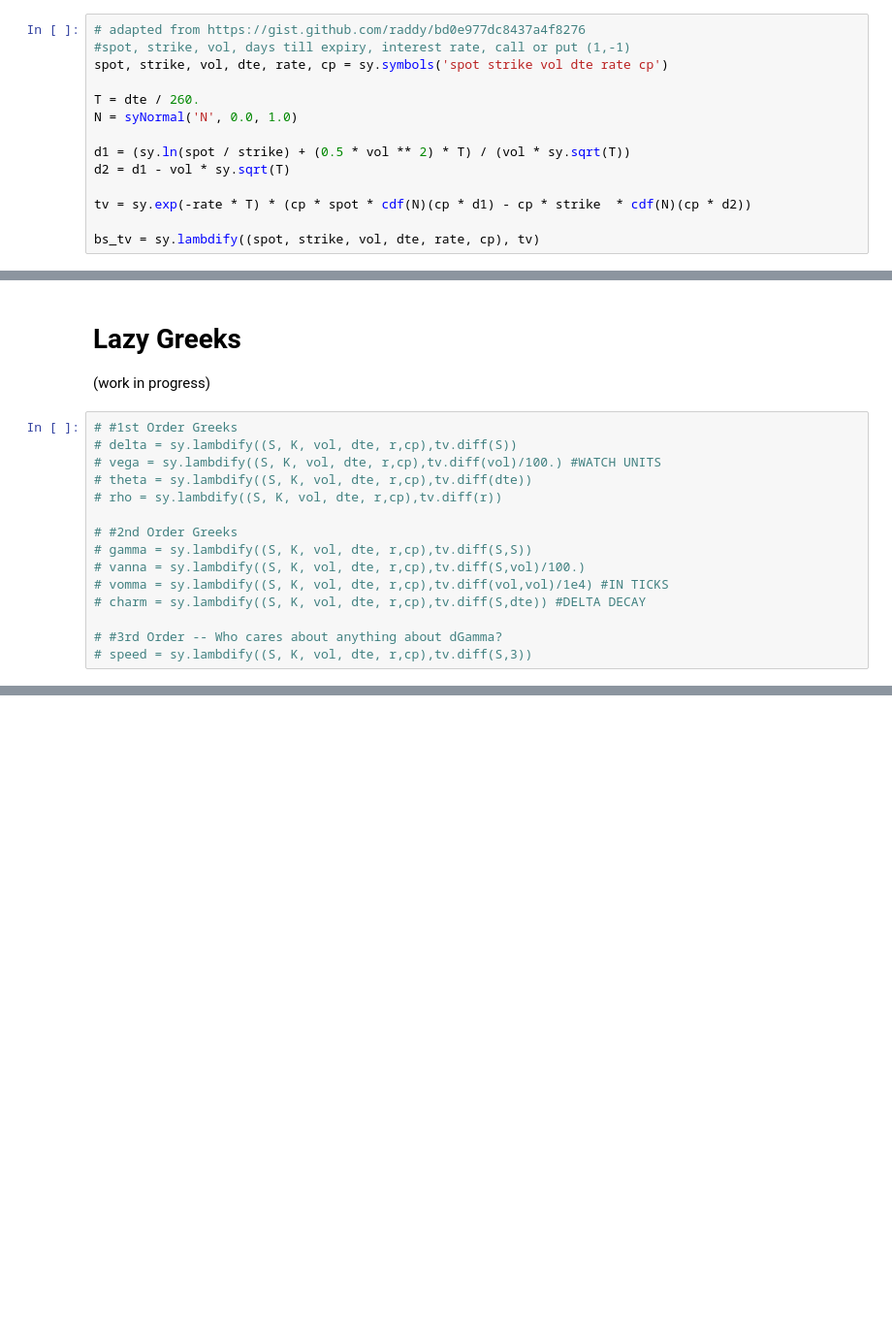
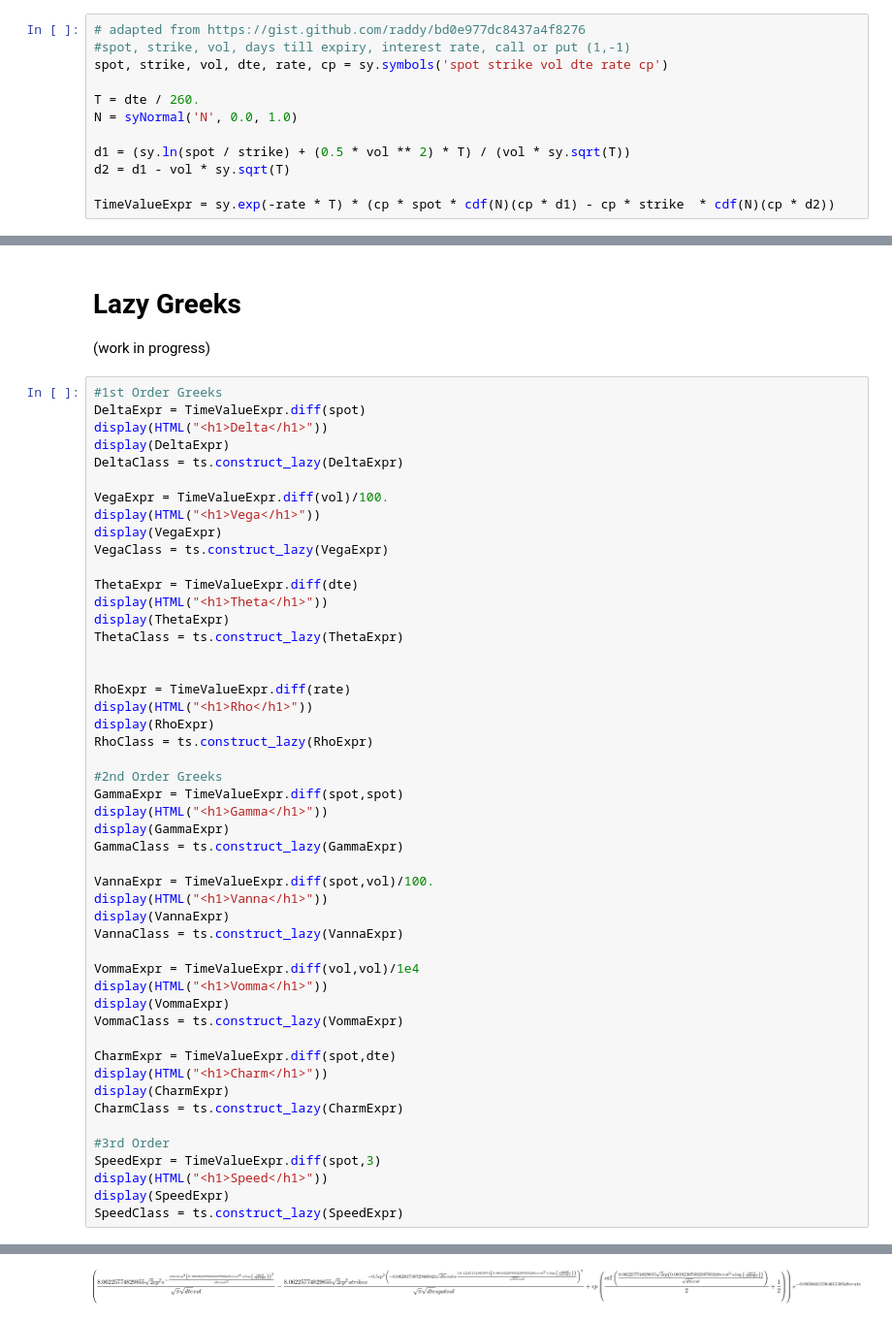
Before and after one commit to streamlet-dev/tributary, a Jupyter notebook: examples/lazy_sympy_blackscholes.ipynb, the cells around one changed output, grey strips where cells are left out. Shown at 97% size. Cells and saved outputs as stored; diff of their text form; blank space fills up the shorter version.

```diff
--- a/examples/lazy_sympy_blackscholes.ipynb
+++ b/examples/lazy_sympy_blackscholes.ipynb
@@ -17,8 +18,6 @@ N = syNormal('N', 0.0, 1.0)
 d1 = (sy.ln(spot / strike) + (0.5 * vol ** 2) * T) / (vol * sy.sqrt(T))
 d2 = d1 - vol * sy.sqrt(T)
 
-tv = sy.exp(-rate * T) * (cp * spot * cdf(N)(cp * d1) - cp * strike  * cdf(N)(cp * d2))
-
-bs_tv = sy.lambdify((spot, strike, vol, dte, rate, cp), tv)
+TimeValueExpr = sy.exp(-rate * T) * (cp * spot * cdf(N)(cp * d1) - cp * strike  * cdf(N)(cp * d2))
 # %% [markdown]
 Let's take a look at the sympy expression
@@ -58,18 +57,53 @@ l.evaluate().graphviz()
 # %% [markdown]
 # Lazy Greeks
 (work in progress)
-# %%
-# #1st Order Greeks
-# delta = sy.lambdify((S, K, vol, dte, r,cp),tv.diff(S))
-# vega = sy.lambdify((S, K, vol, dte, r,cp),tv.diff(vol)/100.) #WATCH UNITS
-# theta = sy.lambdify((S, K, vol, dte, r,cp),tv.diff(dte))
-# rho = sy.lambdify((S, K, vol, dte, r,cp),tv.diff(r))
-
-# #2nd Order Greeks
-# gamma = sy.lambdify((S, K, vol, dte, r,cp),tv.diff(S,S))
-# vanna = sy.lambdify((S, K, vol, dte, r,cp),tv.diff(S,vol)/100.)
-# vomma = sy.lambdify((S, K, vol, dte, r,cp),tv.diff(vol,vol)/1e4) #IN TICKS
-# charm = sy.lambdify((S, K, vol, dte, r,cp),tv.diff(S,dte)) #DELTA DECAY
-
-# #3rd Order -- Who cares about anything about dGamma?
-# speed = sy.lambdify((S, K, vol, dte, r,cp),tv.diff(S,3))
+# %%
+#1st Order Greeks
+DeltaExpr = TimeValueExpr.diff(spot)
+display(HTML("<h1>Delta</h1>"))
+display(DeltaExpr)
+DeltaClass = ts.construct_lazy(DeltaExpr)
+
+VegaExpr = TimeValueExpr.diff(vol)/100.
+display(HTML("<h1>Vega</h1>"))
+display(VegaExpr)
+VegaClass = ts.construct_lazy(VegaExpr)
+
+ThetaExpr = TimeValueExpr.diff(dte)
+display(HTML("<h1>Theta</h1>"))
+display(ThetaExpr)
+ThetaClass = ts.construct_lazy(ThetaExpr)
+
+
+RhoExpr = TimeValueExpr.diff(rate)
+display(HTML("<h1>Rho</h1>"))
+display(RhoExpr)
+RhoClass = ts.construct_lazy(RhoExpr)
+
+#2nd Order Greeks
+GammaExpr = TimeValueExpr.diff(spot,spot)
+display(HTML("<h1>Gamma</h1>"))
+display(GammaExpr)
+GammaClass = ts.construct_lazy(GammaExpr)
+
+VannaExpr = TimeValueExpr.diff(spot,vol)/100.
+display(HTML("<h1>Vanna</h1>"))
+display(VannaExpr)
+VannaClass = ts.construct_lazy(VannaExpr)
+
+VommaExpr = TimeValueExpr.diff(vol,vol)/1e4
+display(HTML("<h1>Vomma</h1>"))
+display(VommaExpr)
+VommaClass = ts.construct_lazy(VommaExpr)
+
+CharmExpr = TimeValueExpr.diff(spot,dte)
+display(HTML("<h1>Charm</h1>"))
+display(CharmExpr)
+CharmClass = ts.construct_lazy(CharmExpr)
+
+#3rd Order
+SpeedExpr = TimeValueExpr.diff(spot,3)
+display(HTML("<h1>Speed</h1>"))
+display(SpeedExpr)
+SpeedClass = ts.construct_lazy(SpeedExpr)
+# %% [output]
@@ -75,0 +111 @@ l.evaluate().graphviz()
+[figure, added]
```
Also changed, not shown: parts of 18 cells of this notebook.
